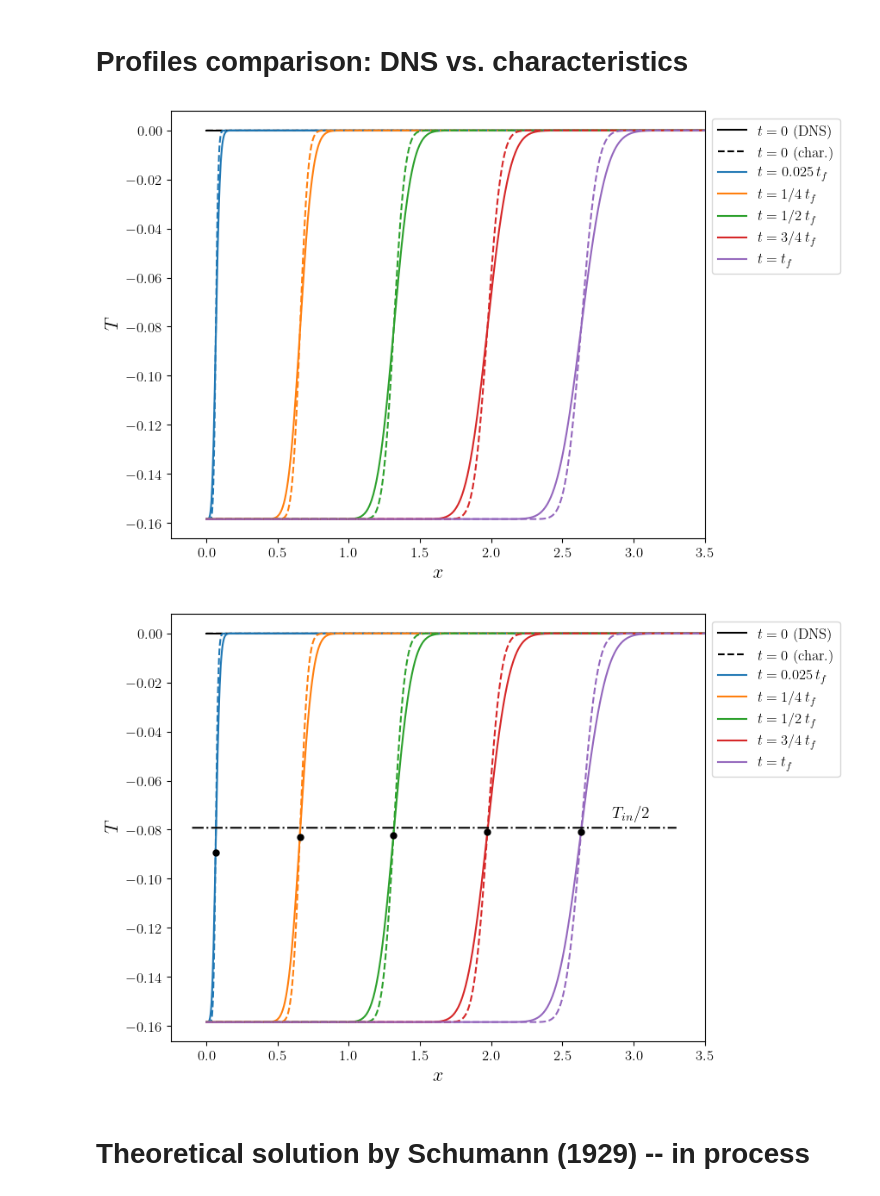
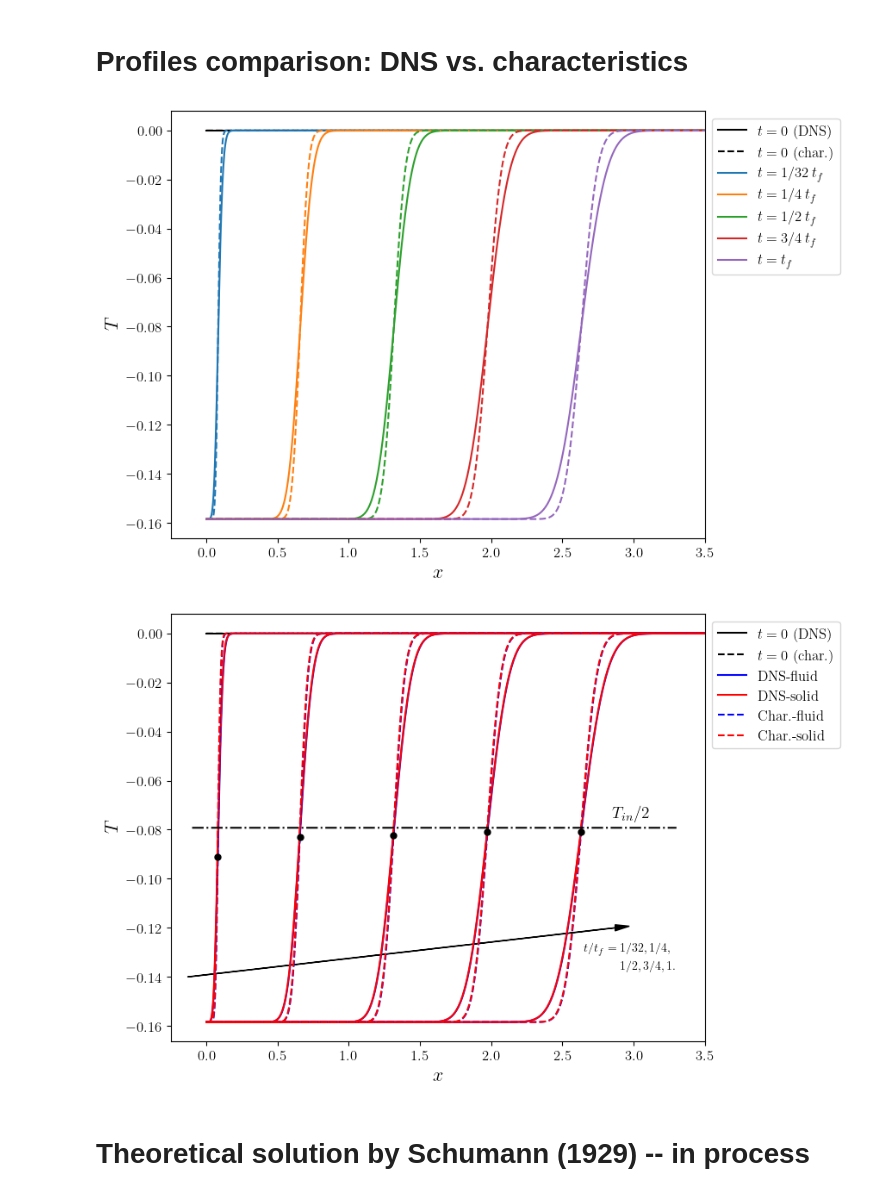
Before and after one commit to riemannsBeard/HeatTransfer_characteristics, a Jupyter notebook: Characteristics.ipynb, the cells around one changed output. Drawn from its saved outputs; the diff is of its cells as text; code cells hidden in the pictures.

Commit message:
Added solid temperature profiles for comparison

```diff
--- a/Characteristics.ipynb
+++ b/Characteristics.ipynb
@@ -317,7 +317,7 @@ plt.show()
 # %% [markdown]
 # Profiles comparison: DNS vs. characteristics
 # %%
-n00 = 200
+n00 = 250
 
 fig, ax = plt.subplots(figsize=(8,8))
 plt.plot(x/H, thetaf[nt0h,:], 'k', xc, Tfc[:,nt0h], 'k--',
@@ -332,7 +332,7 @@ plt.plot(xc, Tfc[:,n00], '--', xc, Tfc[:,nt0p5h], '--',
 
 plt.xlim([-0.25, 3.5])
 
-plt.legend([r'$t = 0$ (DNS)', r'$t = 0$ (char.)', r'$t = $ ' + str(np.round(n00*dt*H/u/tf,3)) + r'$\, t_f$',
+plt.legend([r'$t = 0$ (DNS)', r'$t = 0$ (char.)', r'$t = 1/32 \, t_f$',
             r'$t = 1/4 \,t_f$',
             r'$t = 1/2 \,t_f$', r'$t = 3/4 \,t_f$', r'$t = t_f$'], bbox_to_anchor=(1, 1), loc='upper left')
 ax.set_box_aspect(0.8)
@@ -341,7 +341,7 @@ ax.set_ylabel(r'$T$', fontsize=16)
 fig.savefig('DNS_vs_characteristics.pdf', bbox_inches='tight')
 plt.show()
 # %% [output]
-[figure, old version]
+[figure, new version]
 # %%
 # Interpolation
 f = interp2d(x, t, thetaf, kind='linear')
@@ -349,42 +351,70 @@ thetafq = f(xc*H, t)
 # %%
 # Profiles intersection
 idx0 = np.argwhere(np.diff(np.sign(thetafq[n00,:] - Tfc[:,n00]))).flatten()[-1]
 idx1 = np.argwhere(np.diff(np.sign(thetafq[nt0p5h,:] - Tfc[:,nt0p5h]))).flatten()[-1]
 idx2 = np.argwhere(np.diff(np.sign(thetafq[nt1h,:] - Tfc[:,nt1h]))).flatten()[-1]
 idx3 = np.argwhere(np.diff(np.sign(thetafq[nt1p5h,:] - Tfc[:,nt1p5h]))).flatten()[-1]
 idx4 = np.argwhere(np.diff(np.sign(thetafq[nt2h,:] - Tfc[:,nt2h]))).flatten()[-1]
 
+fig, ax = plt.subplots(figsize=(8,8))
 
-fig, ax = plt.subplots(figsize=(8,8))
-plt.plot(x/H, thetaf[nt0h,:], 'k', xc, Tfc[:,nt0h], 'k--',
-         x/H, thetaf[n00,:], x/H, thetaf[nt0p5h,:], x/H, thetaf[nt1h,:], x/H, thetaf[nt1p5h,:],
-         x/H, thetaf[nt2h,:])
+# DNS - fluid
+plt.plot(x/H, thetaf[nt0h, :], 'k', label=r'$t = 0$ (DNS)')
+plt.plot(xc, Tfc[:, nt0h], 'k--', label=r'$t = 0$ (char.)')
 
-plt.gca().set_prop_cycle(None)
+plt.plot(x/H, thetaf[n00, :], 'b-', label='DNS-fluid')
+plt.plot(x/H, thetaf[nt0p5h, :], 'b-')
+plt.plot(x/H, thetaf[nt1h, :], 'b-')
+plt.plot(x/H, thetaf[nt1p5h, :], 'b-')
+plt.plot(x/H, thetaf[nt2h, :], 'b-')
 
-plt.plot(xc, Tfc[:,n00], '--', xc, Tfc[:,nt0p5h], '--',
-         xc, Tfc[:,nt1h], '--', xc, Tfc[:,nt1p5h], '--', xc, Tfc[:,nt2h], '--')
+# DNS - solid
+plt.plot(x/H, thetas[n00, :], 'r-', label='DNS-solid')
+plt.plot(x/H, thetas[nt0p5h, :], 'r-')
+plt.plot(x/H, thetas[nt1h, :], 'r-')
+plt.plot(x/H, thetas[nt1p5h, :], 'r-')
+plt.plot(x/H, thetas[nt2h, :], 'r-')
+
+# Char. - fluid
+plt.plot(xc, Tfc[:, n00], 'b--', label='Char.-fluid')
+plt.plot(xc, Tfc[:, nt0p5h], 'b--')
+plt.plot(xc, Tfc[:, nt1h], 'b--')
+plt.plot(xc, Tfc[:, nt1p5h], 'b--')
+plt.plot(xc, Tfc[:, nt2h], 'b--')
+
+# Char. - solid
+plt.plot(xc, Tsc[:, n00], 'r--', label='Char.-solid')
+plt.plot(xc, Tsc[:, nt0p5h], 'r--')
+plt.plot(xc, Tsc[:, nt1h], 'r--')
+plt.plot(xc, Tsc[:, nt1p5h], 'r--')
+plt.plot(xc, Tsc[:, nt2h], 'r--')
+
 
 plt.plot(xc[idx0], thetafq[n00,idx0], 'ko', xc[idx1], thetafq[nt0p5h,idx1], 'ko', xc[idx2], thetafq[nt1h,idx2], 'ko',
          xc[idx3], thetafq[nt1p5h,idx3], 'ko', xc[idx4], thetafq[nt2h,idx4], 'ko')
 
+
+# Average T
 plt.plot(xc*0.85 - 0.1, xc*0 + 0.5*(Tin - T0)/T0, 'k-.')
 
+# Cosmetics
 plt.text(2.85, -0.075, r'$T_{in}/2$', fontsize=14)
+plt.arrow(-0.13, -0.14, 3, 0.02, width=0.0001, color='k', head_width=0.0025, head_length=0.1)
+plt.text(2.65, -0.13, r'$t/t_f = 1/32, 1/4,$', fontsize=10)
+plt.text(2.91, -0.137, r'$1/2, 3/4, 1.$', fontsize=10)
 
 plt.xlim([-0.25, 3.5])
 
-plt.legend([r'$t = 0$ '+ r'(DNS)', r'$t = 0$ ' + r'(char.)', r'$t = {:.3f}$'.format(np.round(n00*dt*H/u/tf, 3)) + r'$\, t_f$',
-            r'$t = 1/4 \,t_f$',
-            r'$t = 1/2 \,t_f$', r'$t = 3/4 \,t_f$', r'$t = t_f$'], bbox_to_anchor=(1, 1), loc='upper left')
+# plt.legend([r'$t = 0$ '+ r'(DNS)', r'$t = 0$ ' + r'(char.)'], bbox_to_anchor=(1, 1), loc='upper left')
+plt.legend(bbox_to_anchor=(1, 1), loc='upper left')
 ax.set_box_aspect(0.8)
 ax.set_xlabel(r'$x$', fontsize=16)
 ax.set_ylabel(r'$T$', fontsize=16)
 
 fig.savefig('DNS_vs_characteristics.pdf', bbox_inches='tight')
 plt.show()
 # %% [output]
-[figure, old version]
+[figure, new version]
 # %% [markdown]
 # Theoretical solution by Schumann (1929) -- in process
 # %% [markdown]
```
Also changed, not shown: parts of 1 cell of this notebook, 5 other files.
